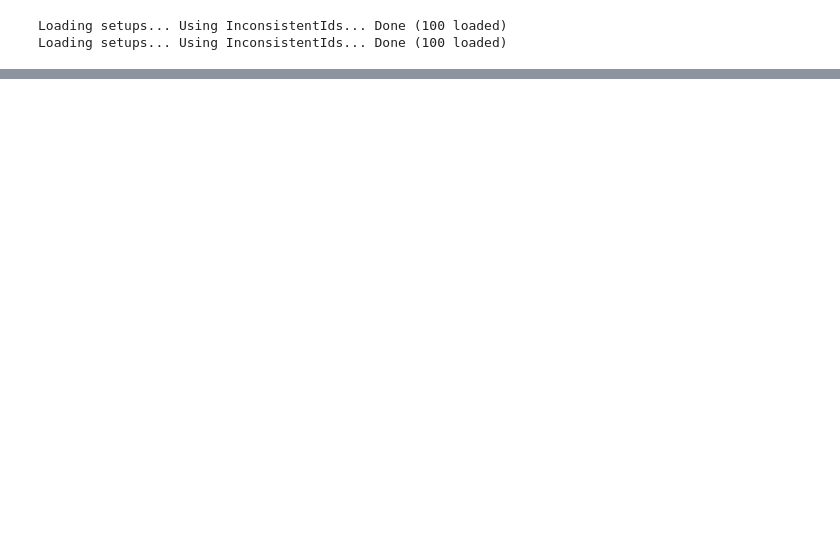
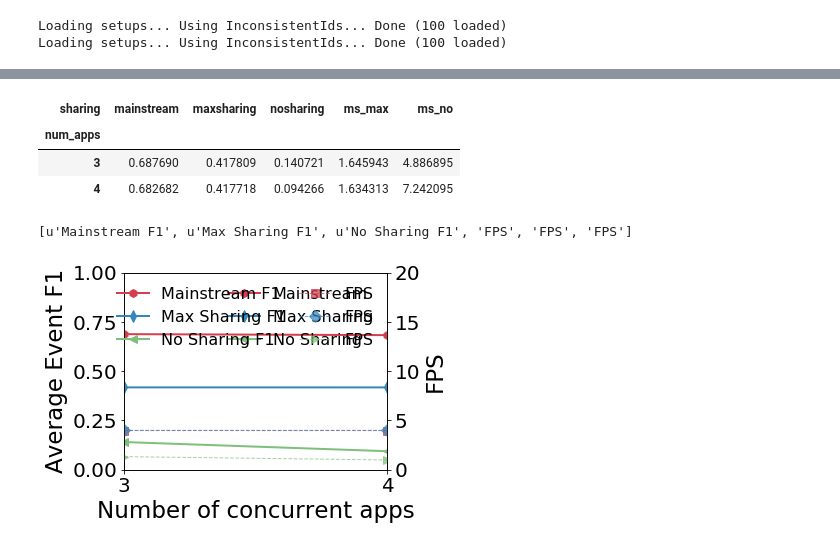
Before and after one commit to angelajiang/mainstream-analysis, a Jupyter notebook: 2018-Spring/notebooks/daniel/fig7.ipynb, the cells around one changed output, grey strips where cells are left out. Saved outputs shown, nothing was run; the diff lists cells and outputs as text; code cells hidden in the pictures; blank space fills up the shorter version.

```diff
--- a/2018-Spring/notebooks/daniel/fig7.ipynb
+++ b/2018-Spring/notebooks/daniel/fig7.ipynb
@@ -105,3 +105,26 @@ legends.dual_fps(ax1, ax2, left='F1')
+# %%
+a = grouped['f1'].mean().unstack(0)
+a['ms_max'] = a['mainstream'] / a['maxsharing']
+a['ms_no'] = a['mainstream'] / a['nosharing']
+a
+# %% [output]
+| sharing | mainstream | maxsharing | nosharing | ms_max | ms_no |
+| num_apps |  |  |  |  |  |
+| 3 | 0.687690 | 0.417809 | 0.140721 | 1.645943 | 4.886895 |
+| 4 | 0.682682 | 0.417718 | 0.094266 | 1.634313 | 7.242095 |
+# %%
+ax1, ax2 = plot.variants_dual(series, series2,
+                              xgrid=grids.x.num_apps,
+                              ygrid=grids.y.f1,
+                              ygrid2=grids.y.fps)
+lines = ax1.lines + ax2.lines
+labels = [(l.get_label() + ' F1' if i < len(ax1.lines) else 'FPS') for i, l in enumerate(lines)]
+plt.legend(lines, labels, ncol=2)
+print labels
+# legends.dual_fps(ax1, ax2, left='F1')
+# %% [output]
+[u'Mainstream F1', u'Max Sharing F1', u'No Sharing F1', 'FPS', 'FPS', 'FPS']
+[figure, added]
 # %%
 reorder = [0, 3, 1, 4, 2, 5]
 lines = ax1.lines + ax2.lines
```
Also changed, not shown: parts of 8 cells of this notebook.
